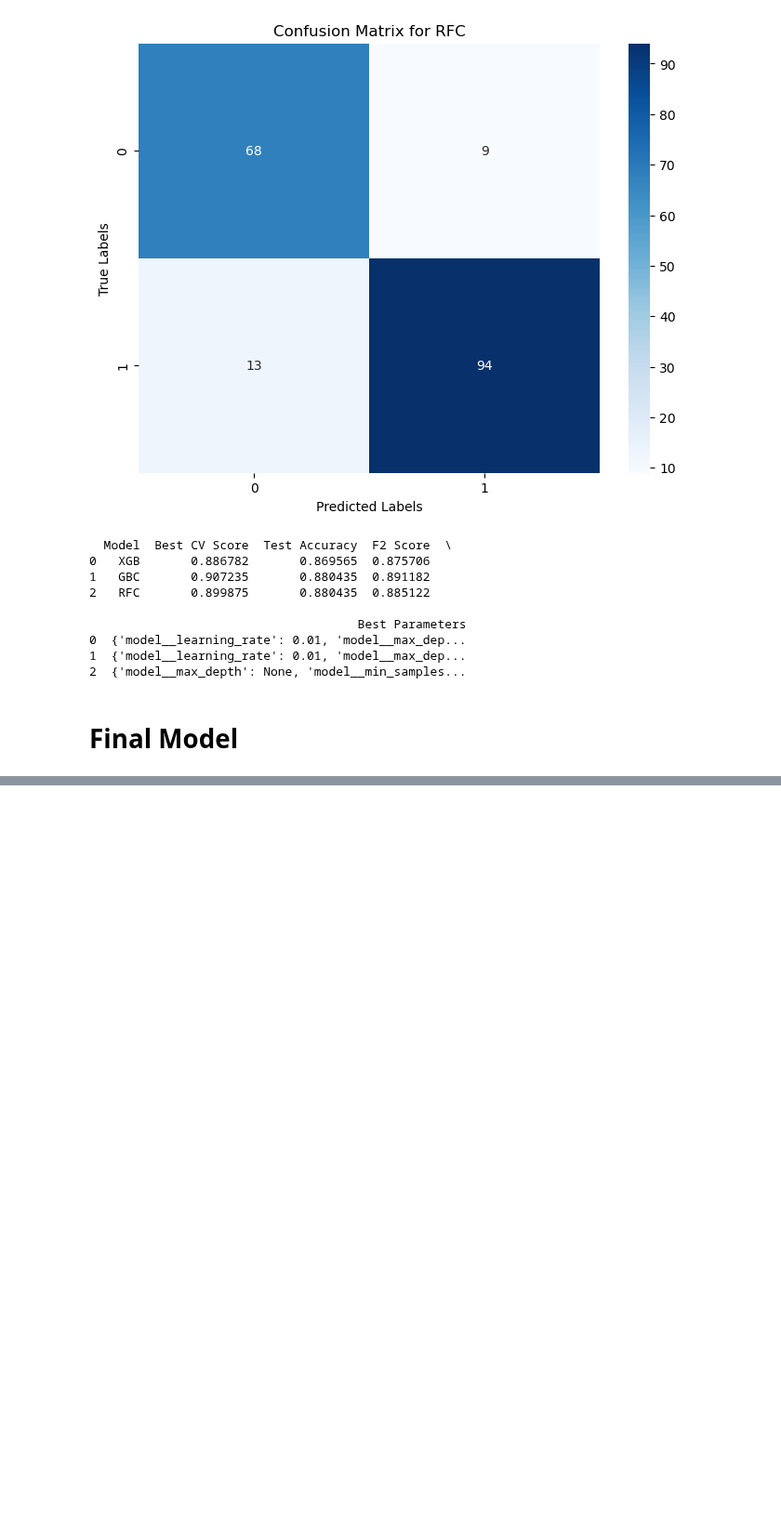
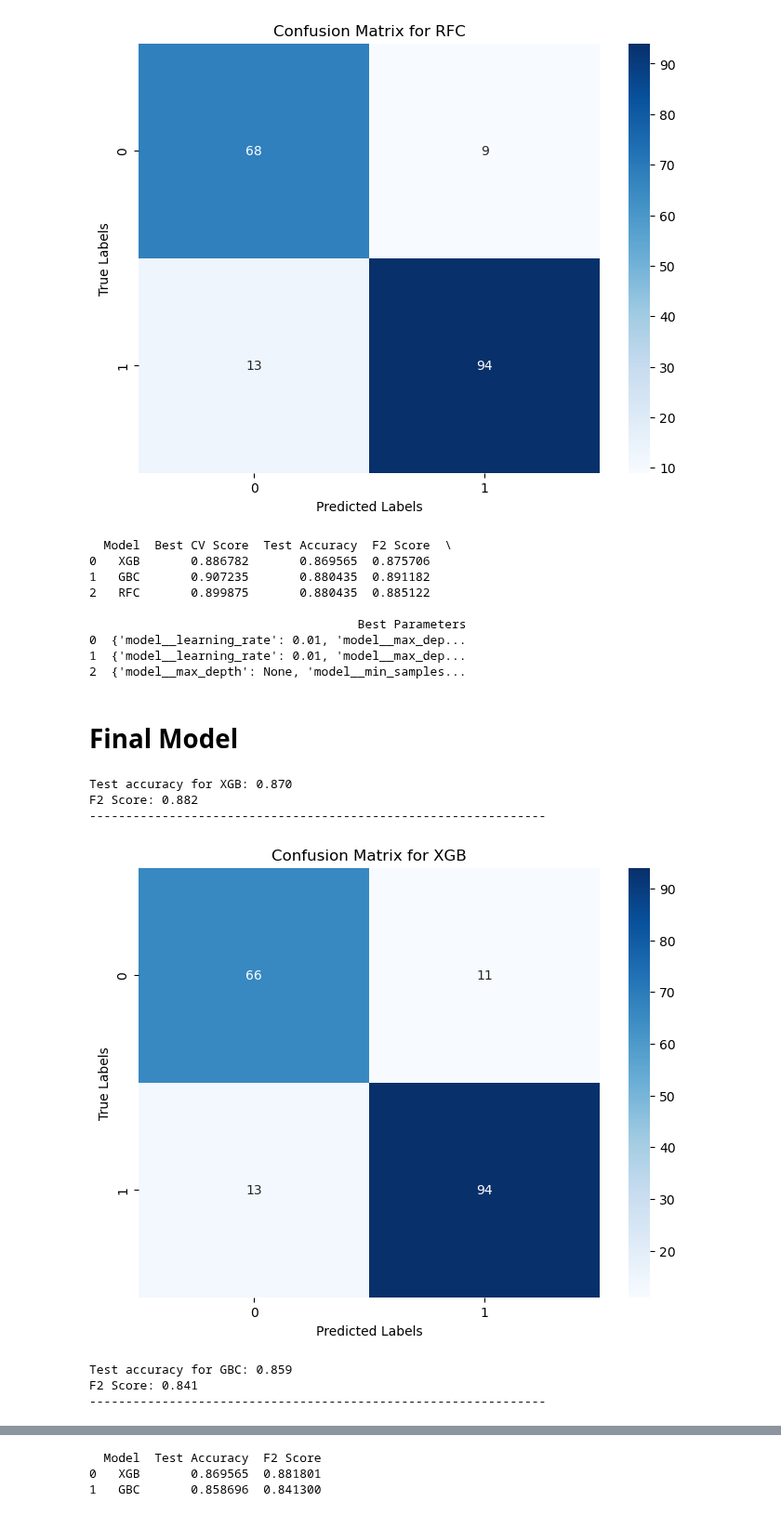
Before and after one commit to MaukanMir/Heart-Disease-Classification-Part-4, a Jupyter notebook: training.ipynb, the cells around one changed output, grey strips where cells are left out. Shown at 93% size. Drawn from its saved outputs; the diff is of its cells as text; code cells hidden in the pictures; blank space fills up the shorter version.

Commit message:
added new models

```diff
--- a/training.ipynb
+++ b/training.ipynb
@@ -640,3 +640,19 @@ F2 Score: 0.885
 2  {'model__max_depth': None, 'model__min_samples...
 # %% [markdown]
 # Final Model
+# %%
+names = ["XGB", "GBC"]
+models = [
+  XGBClassifier(learning_rate=0.01, max_depth =3, n_estimators=200),
+  GradientBoostingClassifier(max_depth=None, min_samples_leaf=2, min_samples_split=10, n_estimators=200)
+]
+
+test_final_model(X,y, names, models)
+# %% [output]
+Test accuracy for XGB: 0.870
+F2 Score: 0.882
+---------------------------------------------------------------
+[figure, added]
+Test accuracy for GBC: 0.859
+F2 Score: 0.841
+---------------------------------------------------------------
@@ -642,0 +660,3 @@ F2 Score: 0.885
+  Model  Test Accuracy  F2 Score
+0   XGB       0.869565  0.881801
+1   GBC       0.858696  0.841300
```
Also changed, not shown: parts of 1 cell of this notebook.
